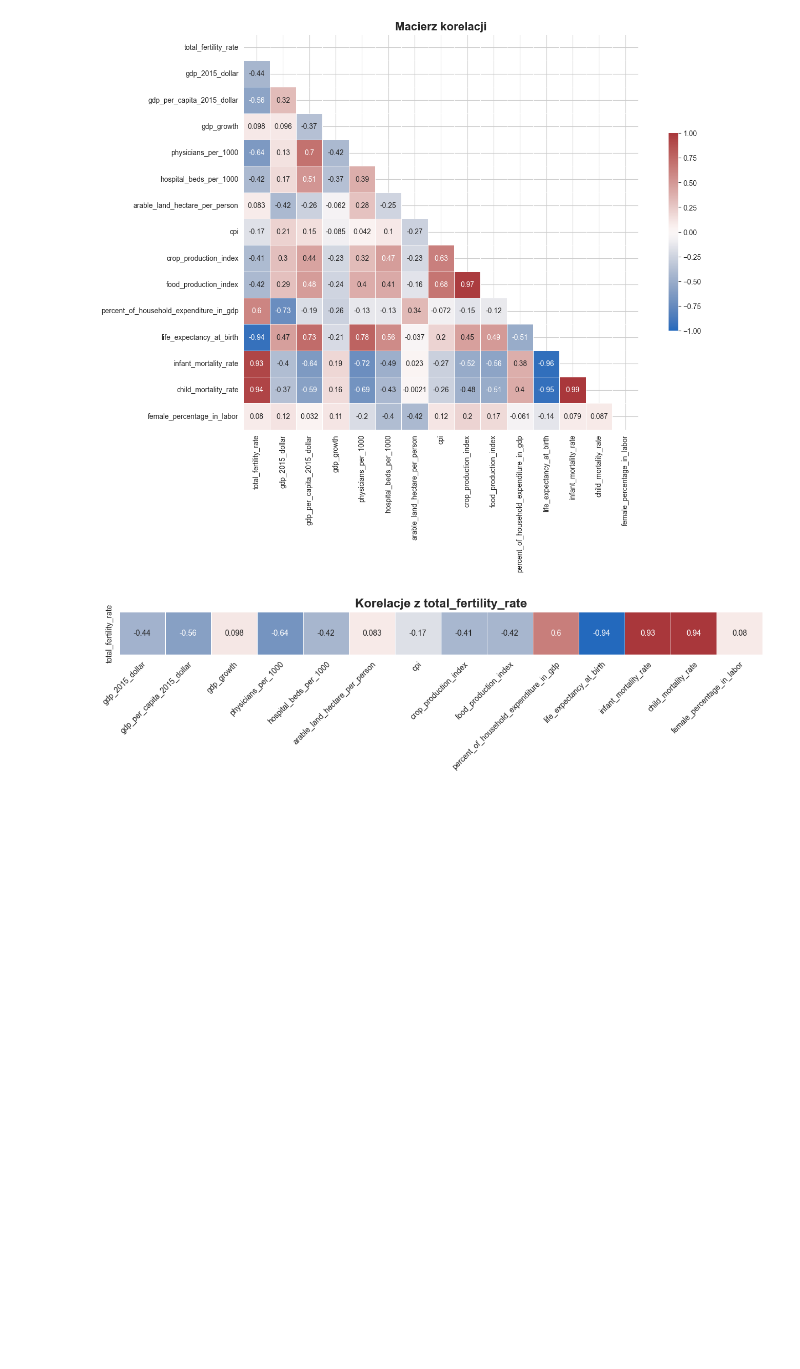
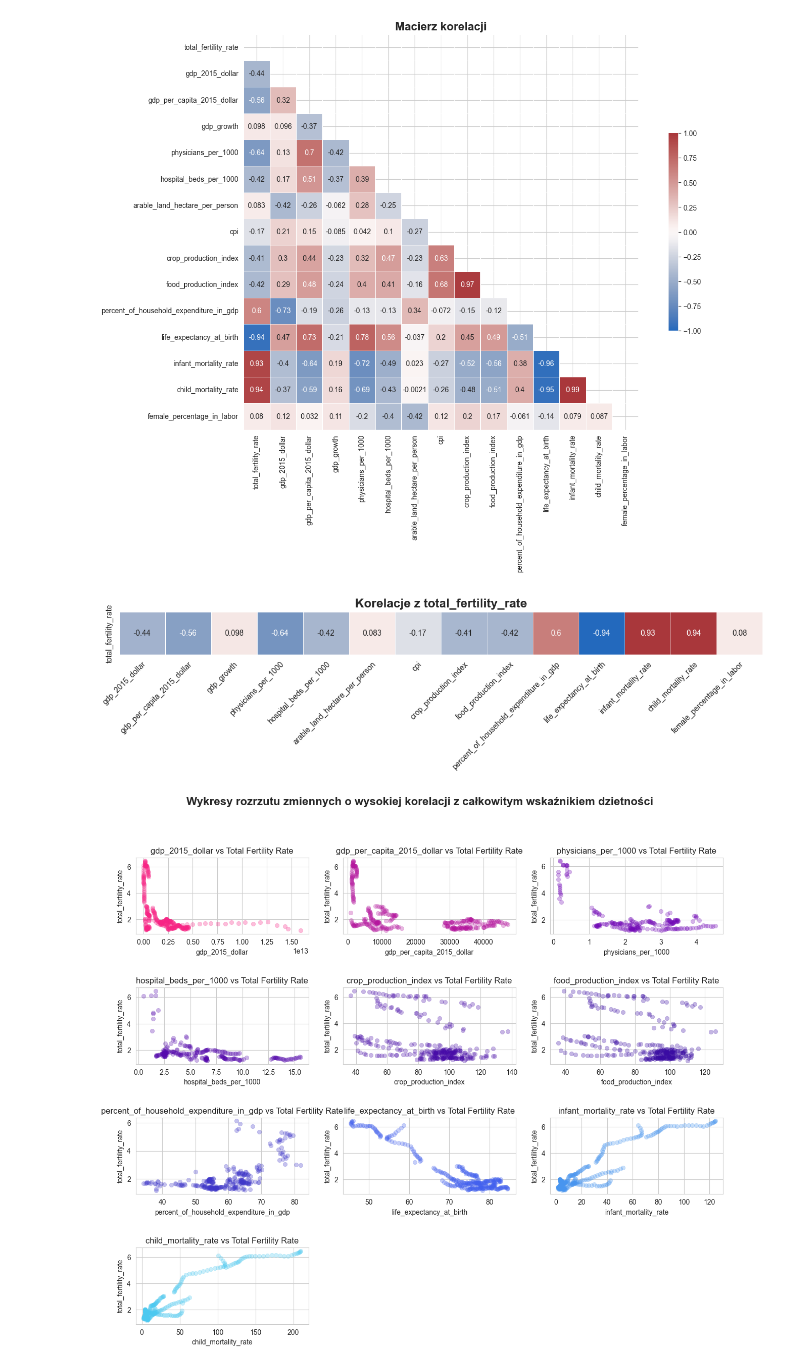
Before and after one commit to AdvancedPrognosis-GUT-DreamTeam/fertility-prognosing, a Jupyter notebook: analysis/exploratory-data-analysis.ipynb, the cells around one changed output. Saved outputs shown, nothing was run; the diff lists cells and outputs as text; code cells hidden in the pictures; blank space fills up the shorter version.

```diff
--- a/analysis/exploratory-data-analysis.ipynb
+++ b/analysis/exploratory-data-analysis.ipynb
@@ -153,3 +194,42 @@ plt.xticks(rotation=45, ha="right", rotation_mode="anchor")
 plt.show()
 # %% [output]
 [figure]
+# %%
+# Filter columns with absolute correlation greater than 0.3
+high_corr_columns = corr_filtered.columns[corr_filtered.abs().iloc[0] > 0.3]
+
+# Create scatterplots
+fig, axes = plt.subplots(
+    nrows=math.ceil(len(high_corr_columns) / 3), ncols=3, figsize=(15, 12)
+)
+
+# Increase space between rows
+fig.subplots_adjust(hspace=0.7)  # Adjusted hspace value
+
+# Title
+fig.suptitle(
+    "Wykresy rozrzutu zmiennych o wysokiej korelacji z całkowitym wskaźnikiem dzietności",
+    fontsize=16,
+    fontweight="bold",
+)
+
+for i, column in enumerate(high_corr_columns):
+    ax_curr = axes[int(i / 3)][i % 3]
+    sns.scatterplot(
+        data=df,
+        x=column,
+        y="total_fertility_rate",
+        ax=ax_curr,
+        color=get_color(i),
+        alpha=0.3,
+        edgecolor=None,
+    )
+    ax_curr.set_title(f"{column} vs Total Fertility Rate")
+
+# Remove empty subplots
+for j in range(i + 1, len(axes.flatten())):
+    fig.delaxes(axes.flatten()[j])
+
+plt.show()
+# %% [output]
+[figure, added]
```
Also changed, not shown: parts of 5 cells of this notebook, 2 other files.
